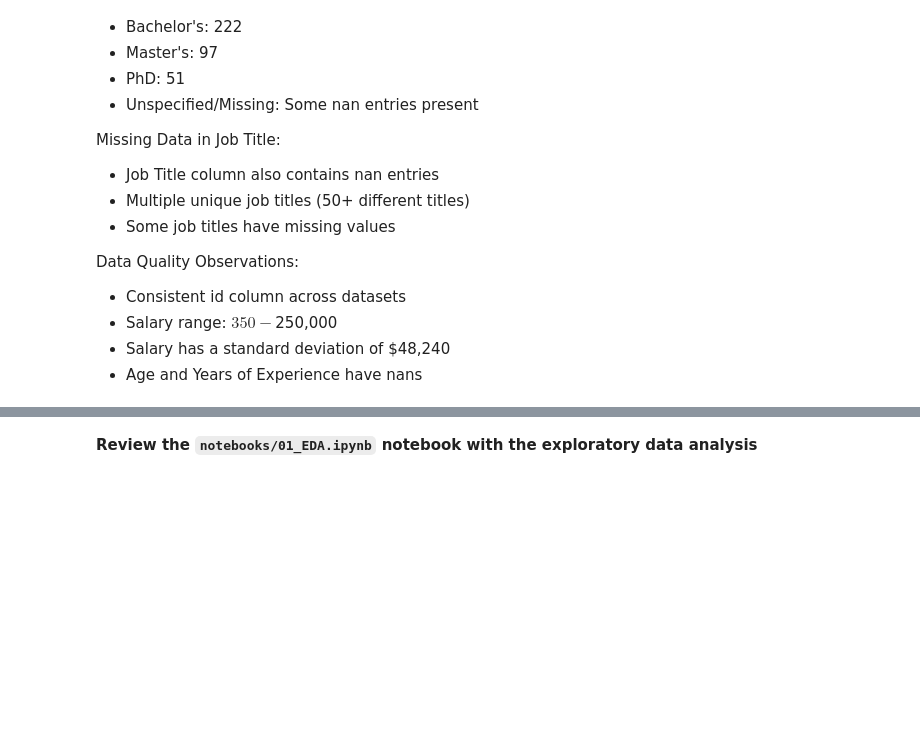
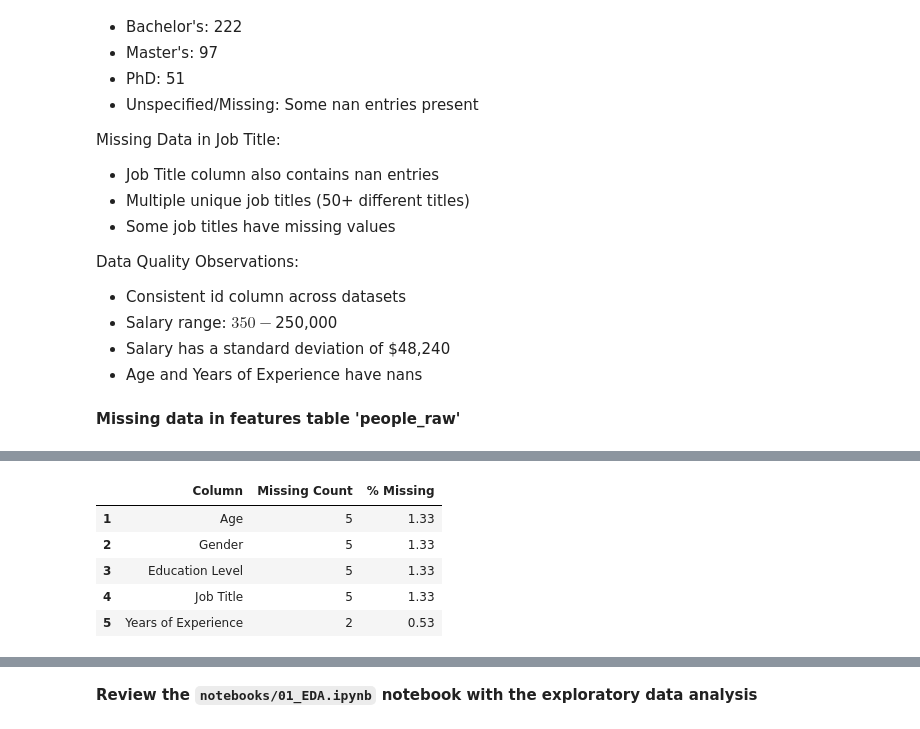
Before and after one commit to cristianrohr/challenge-prediction-salary, a Jupyter notebook: salary-prediction/notebooks/02_Report.ipynb, the cells around one changed output, grey strips where cells are left out. Saved outputs shown, nothing was run; the diff lists cells and outputs as text; code cells hidden in the pictures; blank space fills up the shorter version.

```diff
--- a/salary-prediction/notebooks/02_Report.ipynb
+++ b/salary-prediction/notebooks/02_Report.ipynb
@@ -250,3 +238,21 @@ Data Quality Observations:
 - Salary range: $350 - $250,000
 - Salary has a standard deviation of $48,240
 - Age and Years of Experience have nans
+# %% [markdown]
+**Missing data in features table 'people_raw'**
+# %%
+# Load dataset
+df_people = catalog.load("people_raw")
+
+# Create a summary DataFrame for missing values
+missing_summary = (
+    df_people.isnull()
+    .sum()
+    .reset_index()
+    .rename(columns={'index': 'Column', 0: 'Missing Count'})
+)
+missing_summary['% Missing'] = (missing_summary['Missing Count'] / len(df_people) * 100).round(2)
+missing_summary = missing_summary[missing_summary['Missing Count'] > 0]  # Only show columns with missing values
+
+missing_summary
+# %% [output]
@@ -252,0 +261,6 @@ Data Quality Observations:
+|  | Column | Missing Count | % Missing |
+| 1 | Age | 5 | 1.33 |
+| 2 | Gender | 5 | 1.33 |
+| 3 | Education Level | 5 | 1.33 |
+| 4 | Job Title | 5 | 1.33 |
+| 5 | Years of Experience | 2 | 0.53 |
```
Also changed, not shown: parts of 16 cells of this notebook, 1 other file.
